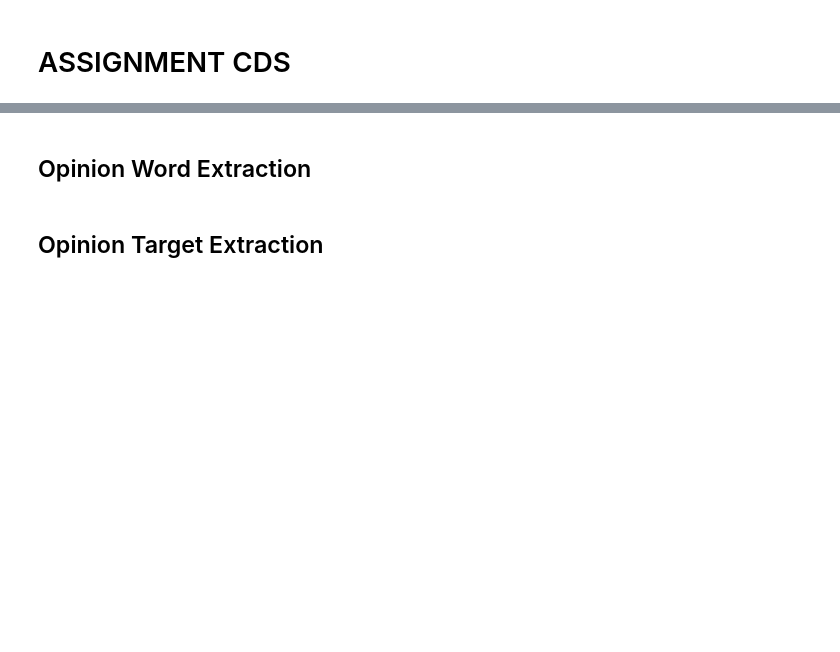
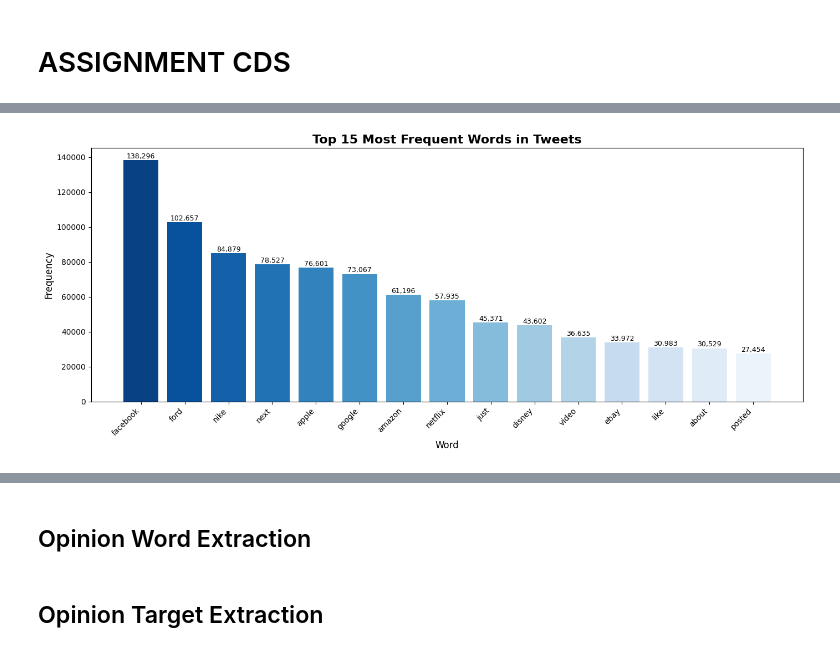
Before and after one commit to hafyze/scm, a Jupyter notebook: Assignment.ipynb, the cells around one changed output, grey strips where cells are left out. Cells and saved outputs as stored; diff of their text form; code cells hidden in the pictures; blank space fills up the shorter version.

```diff
--- a/Assignment.ipynb
+++ b/Assignment.ipynb
@@ -31,0 +315,28 @@ df.head()
+# %%
+# --- Top 15 most frequent words (basic word frequency) ---
+all_tweets_text = ' '.join(df['TWEET'].astype(str)).lower()
+words = re.findall(r'\b[a-z]{4,}\b', all_tweets_text)
+
+# Remove common noise words that are not meaningful
+noise_words = ['http', 'https', 'that', 'this', 'with', 'from', 'have', 'will',
+               'your', 'they', 'been', 'were', 'said', 'what', 'when', 'their']
+meaningful_words = [w for w in words if w not in noise_words]
+
+word_counts = Counter(meaningful_words)
+top_15 = word_counts.most_common(15)
+top_words = [w[0] for w in top_15]
+top_counts = [w[1] for w in top_15]
+
+plt.figure(figsize=(14, 6))
+bars = plt.bar(top_words, top_counts, color=sns.color_palette('Blues_r', 15))
+plt.title('Top 15 Most Frequent Words in Tweets', fontsize=16, fontweight='bold')
+plt.xlabel('Word', fontsize=12)
+plt.ylabel('Frequency', fontsize=12)
+plt.xticks(rotation=45, ha='right')
+for bar, count in zip(bars, top_counts):
+    plt.text(bar.get_x() + bar.get_width()/2, bar.get_height() + 50,
+             f'{count:,}', ha='center', va='bottom', fontsize=9)
+plt.tight_layout()
+plt.show()
+# %% [output]
+[figure, added]
```
Also changed, not shown: parts of 68 cells of this notebook.
